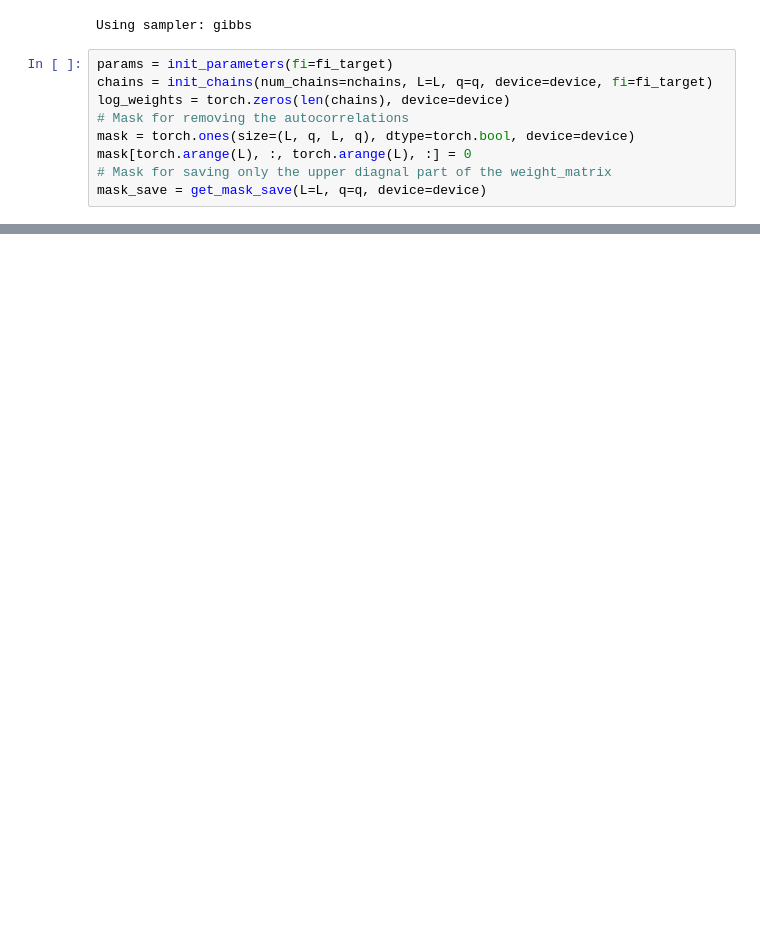
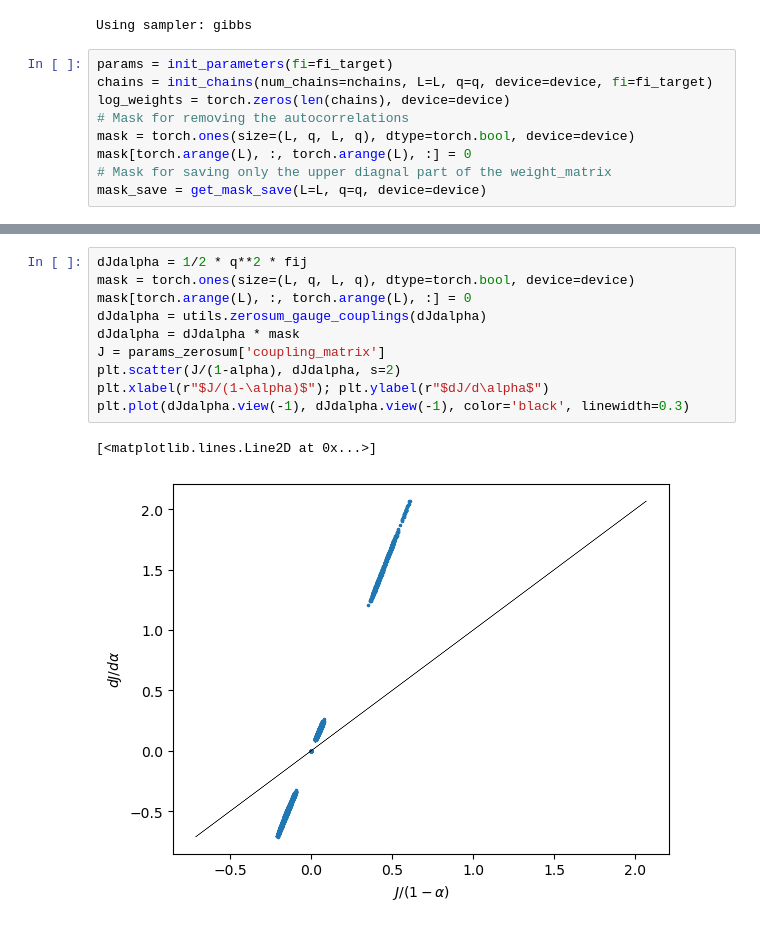
Before and after one commit to stecrotti/Aptamer2025py, a Jupyter notebook: experiments/dca.ipynb, the cells around one changed output, grey strips where cells are left out. Saved outputs shown, nothing was run; the diff lists cells and outputs as text; blank space fills up the shorter version.

```diff
--- a/experiments/dca.ipynb
+++ b/experiments/dca.ipynb
@@ -102,0 +99,13 @@ ModuleNotFoundError: No module named 'seaborn'
+# %%
+dJdalpha = 1/2 * q**2 * fij
+mask = torch.ones(size=(L, q, L, q), dtype=torch.bool, device=device)
+mask[torch.arange(L), :, torch.arange(L), :] = 0
+dJdalpha = utils.zerosum_gauge_couplings(dJdalpha)
+dJdalpha = dJdalpha * mask
+J = params_zerosum['coupling_matrix']
+plt.scatter(J/(1-alpha), dJdalpha, s=2)
+plt.xlabel(r"$J/(1-\alpha)$"); plt.ylabel(r"$dJ/d\alpha$")
+plt.plot(dJdalpha.view(-1), dJdalpha.view(-1), color='black', linewidth=0.3)
+# %% [output]
+[<matplotlib.lines.Line2D at 0x...>]
+[figure, added]
```
Also changed, not shown: parts of 11 cells of this notebook, 6 other files.
